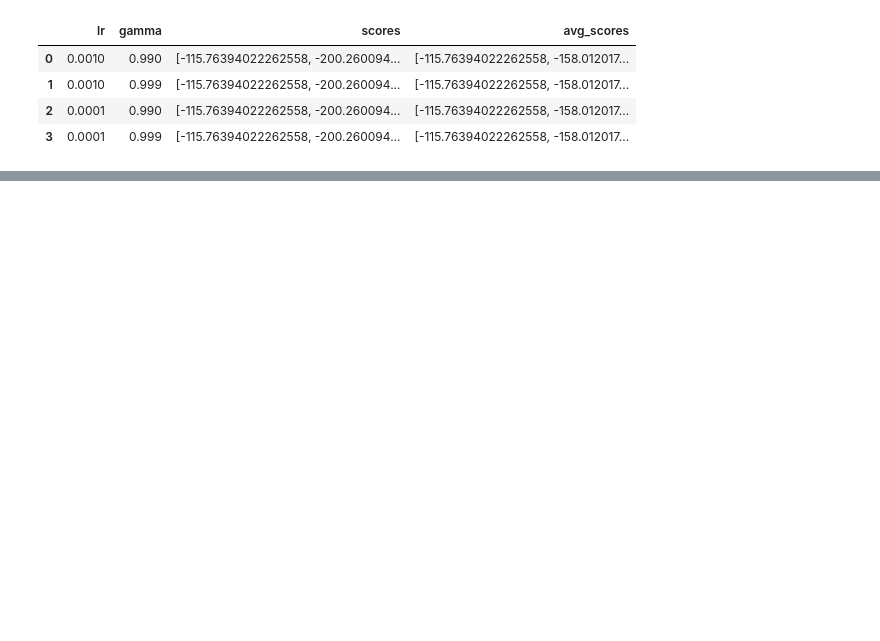
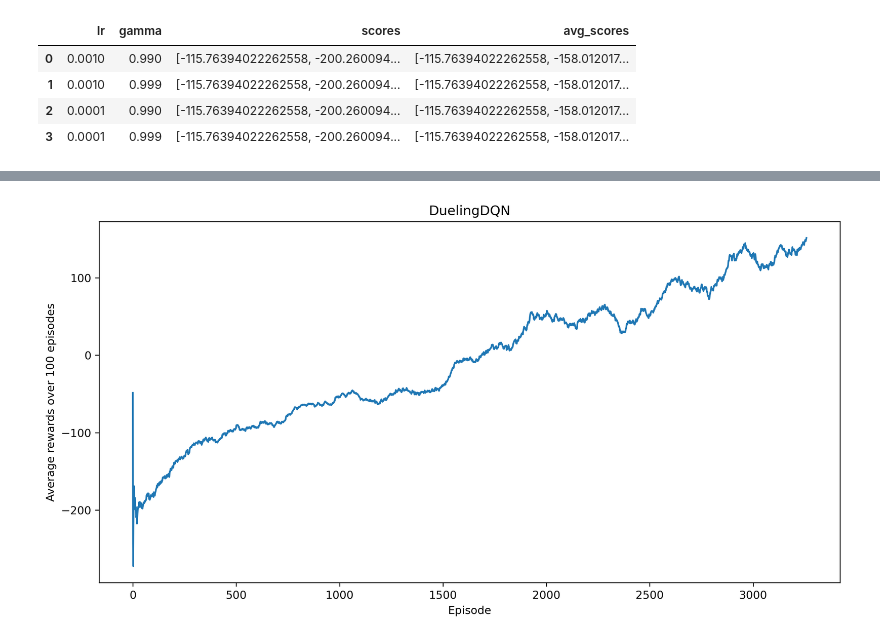
Before and after one commit to jihoonkim888/CM50270-Group-Project, a Jupyter notebook: hyper_plot.ipynb, the cells around one changed output, grey strips where cells are left out. Saved outputs shown, nothing was run; the diff lists cells and outputs as text; code cells hidden in the pictures; blank space fills up the shorter version.

```diff
--- a/hyper_plot.ipynb
+++ b/hyper_plot.ipynb
@@ -87,0 +94,4 @@ plot_avg_comparison(df_duelingdqn, "DuelingDQN")
+# %%
+plot_single(df_duelingdqn_200['avg_scores'], "DuelingDQN")
+# %% [output]
+[figure, added]
```
Also changed, not shown: parts of 11 cells of this notebook.
